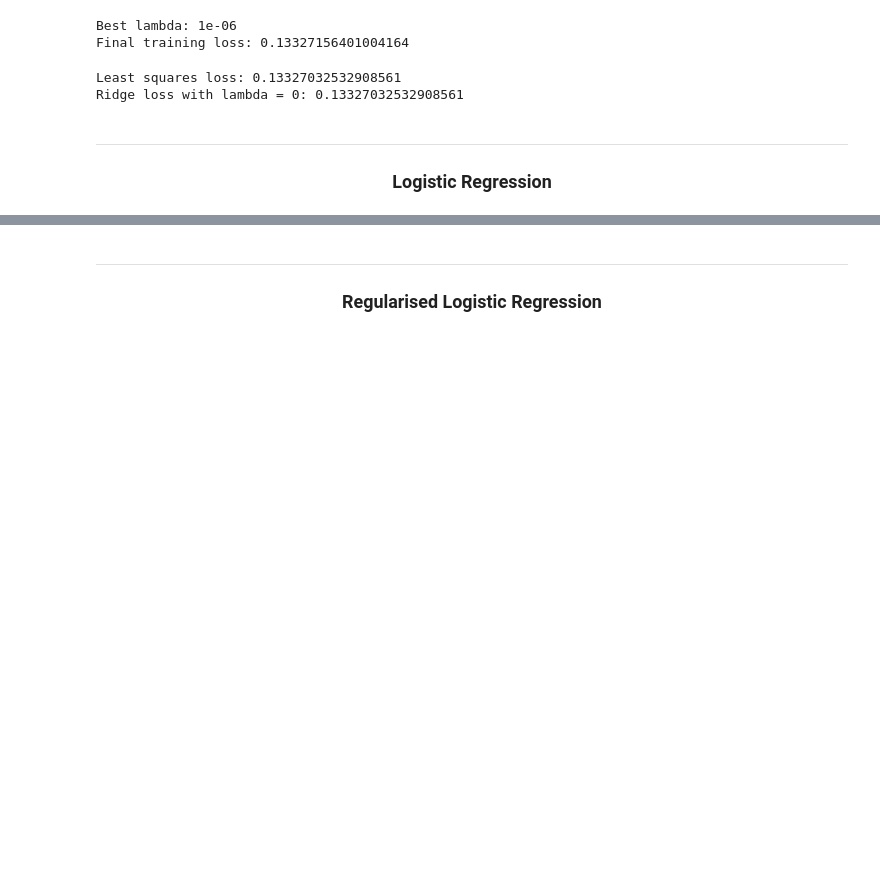
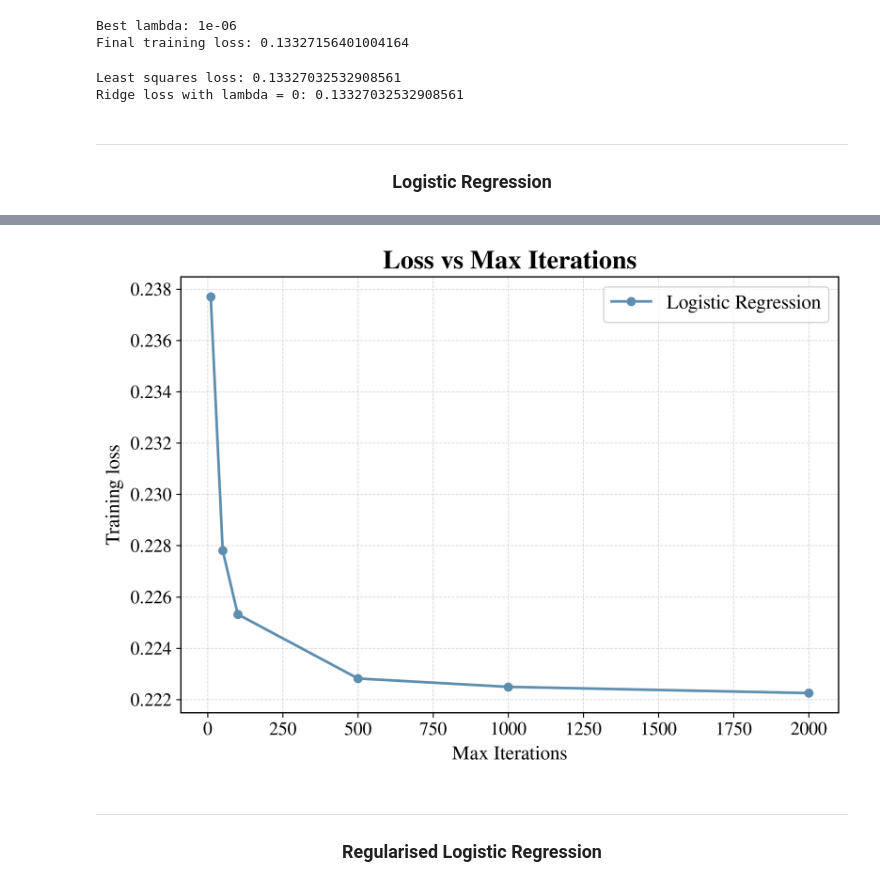
Before and after one commit to TheImprovedMuffinMan/ML_project1_MMA, a Jupyter notebook: code/run.ipynb, the cells around one changed output, grey strips where cells are left out. Cells and saved outputs as stored; diff of their text form; code cells hidden in the pictures; blank space fills up the shorter version.

```diff
--- a/code/run.ipynb
+++ b/code/run.ipynb
@@ -450,14 +468,14 @@ plt.show()
 # %%
 # Logistic regression check for max_iterations
 max_iters_list = [10, 50, 100, 500, 1000, 2000]
-gamma = ... #best gamma from previous search
+gamma = 1 #best gamma from previous search
 w0 = np.zeros(x_train.shape[1])
 ws = [w0]
 losses = []
 
 for max_iters in max_iters_list:
     start_time = time.time()
-    w, loss = imp.logistic_regression(y_train, x_train, w0, max_iters, gamma)
+    w, loss = imp.logistic_regression(y_train_log, x_train, w0, max_iters, gamma)
     end_time = time.time()
     print(f"Max iterations {max_iters}: loss = {loss:.5f}, time = {end_time - start_time:.2f}s")
     ws.append(w)
@@ -470,3 +488,4 @@ plt.ylabel("Training loss")
 plt.title("Loss vs Max Iterations")
 plt.legend()
 plt.show()
+# %% [output]
@@ -473,3 +498,4 @@ plt.show()
+[figure, added]
 # %% [markdown]
 ---
 ### <center> Regularised Logistic Regression
```
Also changed, not shown: parts of 16 cells of this notebook, 1 other file.
